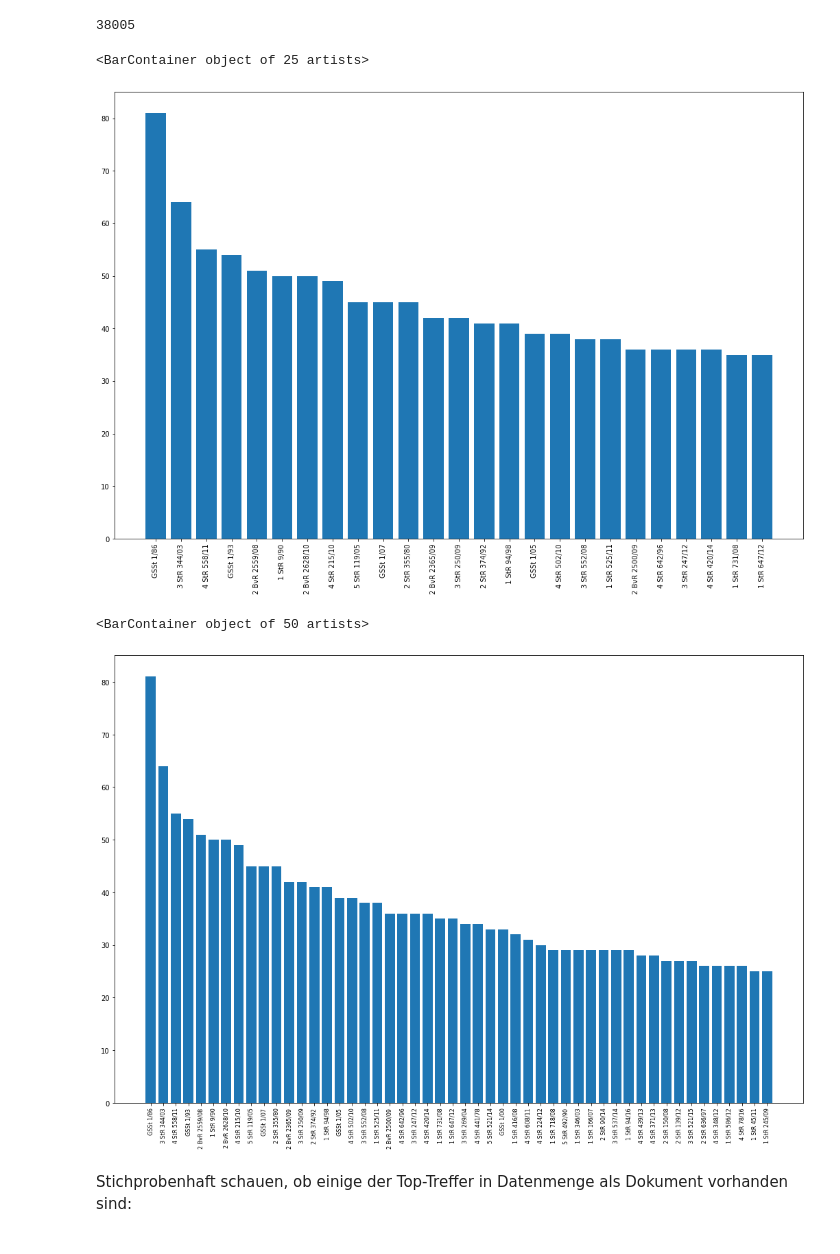
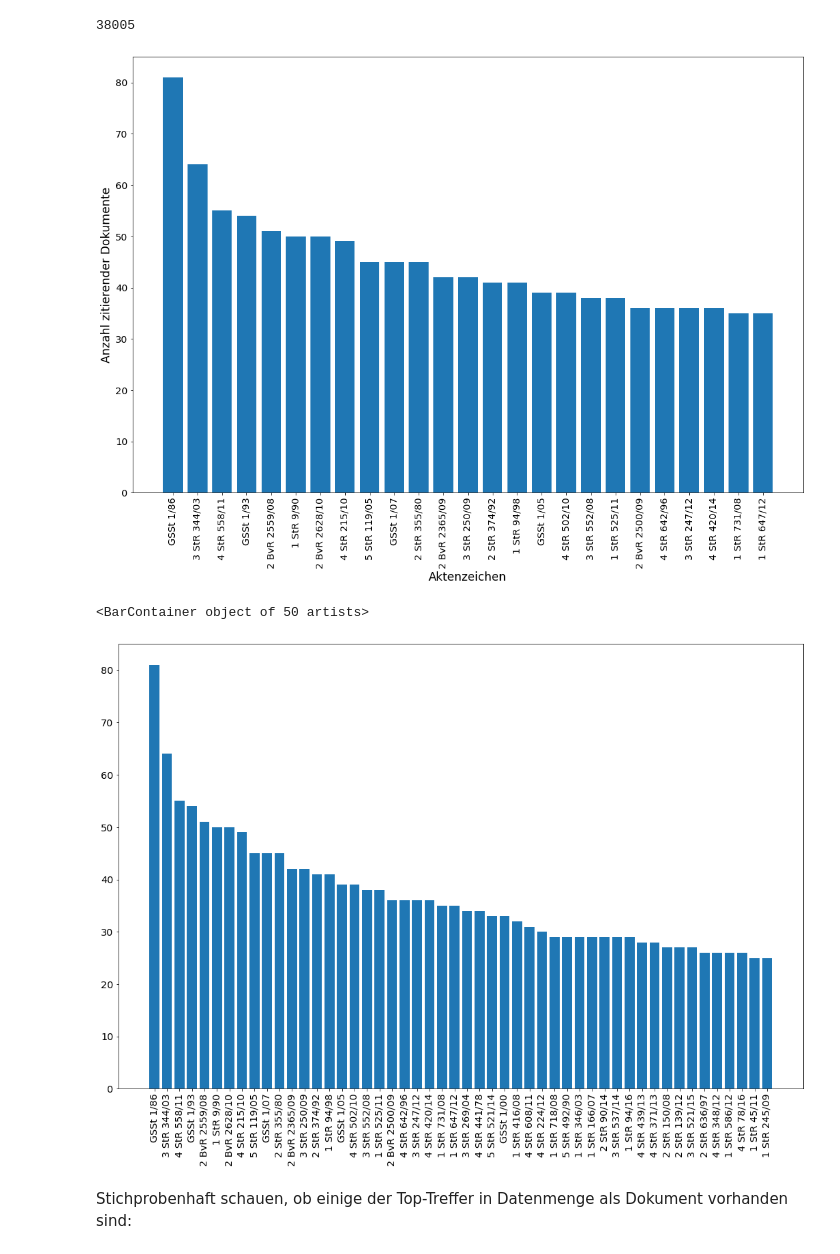
Before and after one commit to Balilicious/legal-decisions-recommender, a Jupyter notebook: CitationExtraction.ipynb, the cells around one changed output. Drawn from its saved outputs; the diff is of its cells as text; code cells hidden in the pictures.

```diff
--- a/CitationExtraction.ipynb
+++ b/CitationExtraction.ipynb
@@ -109,6 +109,15 @@ Gesamtmenge von identifizierten Zitaten in allen Gruende-Texten: 52699
 sum(amount_citations_in_gruende)
 # %% [output]
 52699
+# %%
+# set plot parameters globally
+import matplotlib.pylab as pylab
+params = {'legend.fontsize': 'x-large',
+         'axes.labelsize': 'xx-large',
+         'axes.titlesize':'x-large',
+         'xtick.labelsize':'x-large',
+         'ytick.labelsize':'x-large'}
+pylab.rcParams.update(params)
 # %%
 # plot number of detected citations in Gründe
 f = plt.figure(figsize=(18,8))
@@ -879,21 +959,22 @@ most_popular_az_sets_gruende_25 = dict(sorted_dict_all_az_sets_gruende[0:25])
 # %%
 # plot 25
 f3_ = plt.figure(figsize=(18,12))
 plt.xticks(rotation=90)
+plt.xlabel('Aktenzeichen')
+plt.ylabel("Anzahl zitierender Dokumente")
 plt.bar(most_popular_az_sets_gruende_25.keys(), most_popular_az_sets_gruende_25.values())
-#f3_.savefig("images/plots/az_von_meisten_dokumenten_zitiert_25.png", bbox_inches="tight", dpi=600)
+f3_.savefig("images/plots/az_von_meisten_dokumenten_zitiert_25.png", bbox_inches="tight", dpi=600)
 # %% [output]
-<BarContainer object of 25 artists>
-[figure, old version]
+[figure, new version]
 # %%
 # plot 50
 f3 = plt.figure(figsize=(18,12))
-plt.xticks(rotation=90, fontsize=8)
+plt.xticks(rotation=90)
 plt.bar(most_popular_az_sets_gruende_50.keys(), most_popular_az_sets_gruende_50.values())
 #f3.savefig("images/plots/az_von_meisten_dokumenten_zitiert_50.png", bbox_inches="tight", dpi=600)
 # %% [output]
 <BarContainer object of 50 artists>
-[figure, old version]
+[figure, new version]
 # %% [markdown]
 Stichprobenhaft schauen, ob einige der Top-Treffer in Datenmenge als Dokument vorhanden sind:
 # %%
```
Also changed, not shown: parts of 19 cells of this notebook, 1 other file.
